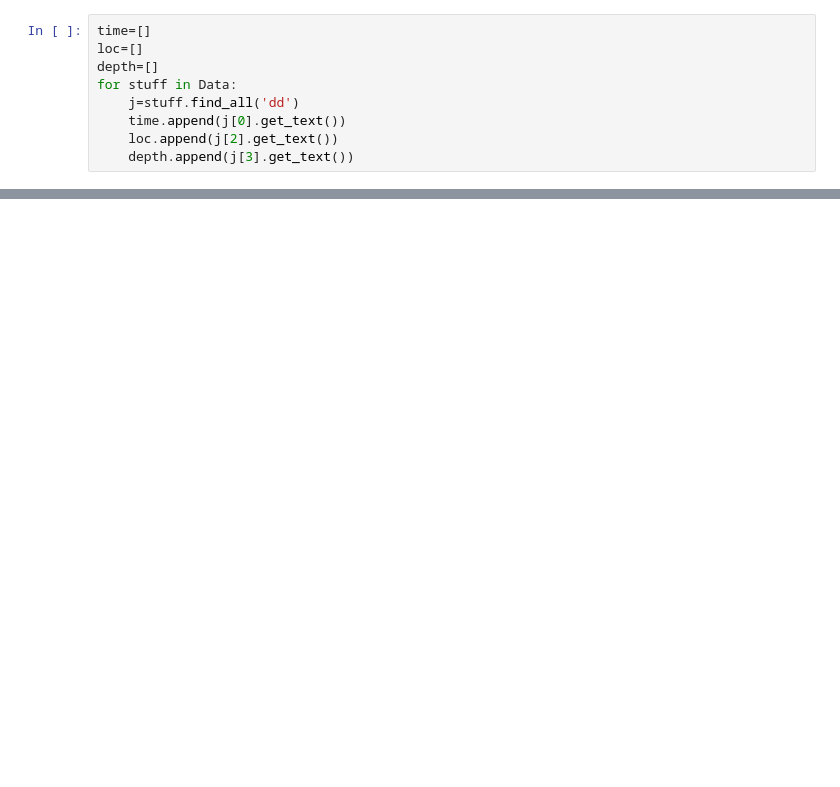
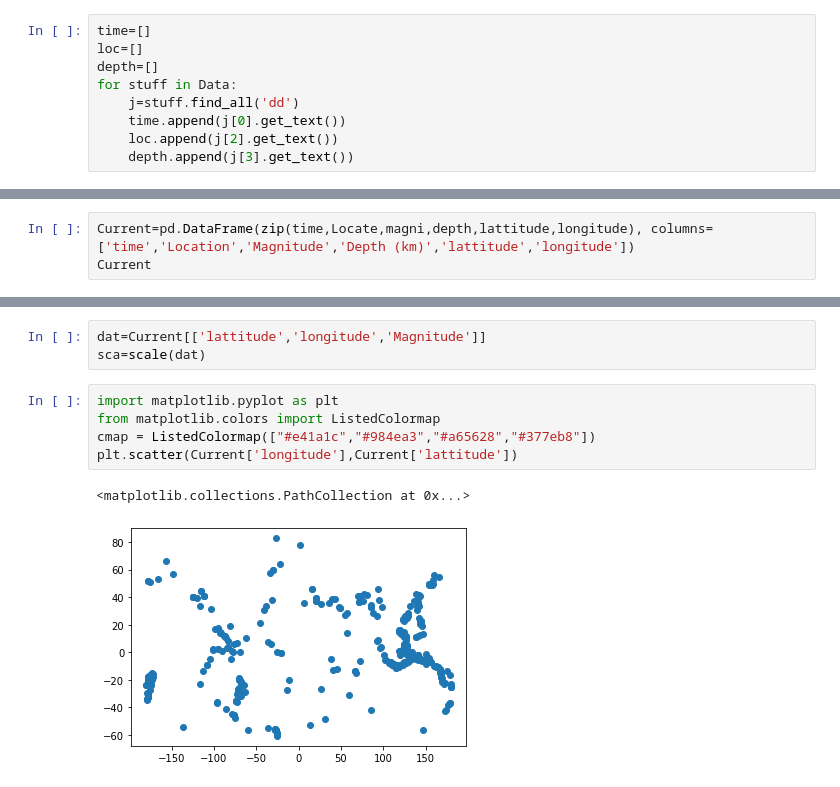
Before and after one commit to pmundot/Earthquakes, a Jupyter notebook: USGS_Data_Scrape_and _Map.ipynb, the cells around one changed output, grey strips where cells are left out. Cells and saved outputs as stored; diff of their text form; blank space fills up the shorter version.

```diff
--- a/USGS_Data_Scrape_and _Map.ipynb
+++ b/USGS_Data_Scrape_and _Map.ipynb
@@ -134,0 +126,3 @@ NameError: name 'g1' is not defined
+# %%
+Current=pd.DataFrame(zip(time,Locate,magni,depth,lattitude,longitude), columns=['time','Location','Magnitude','Depth (km)','lattitude','longitude'])
+Current
@@ -134,0 +143,11 @@ NameError: name 'g1' is not defined
+# %%
+dat=Current[['lattitude','longitude','Magnitude']]
+sca=scale(dat)
+# %%
+import matplotlib.pyplot as plt
+from matplotlib.colors import ListedColormap
+cmap = ListedColormap(["#e41a1c","#984ea3","#a65628","#377eb8"])
+plt.scatter(Current['longitude'],Current['lattitude'])
+# %% [output]
+<matplotlib.collections.PathCollection at 0x...>
+[figure, added]
```
Also changed, not shown: parts of 10 cells of this notebook.
